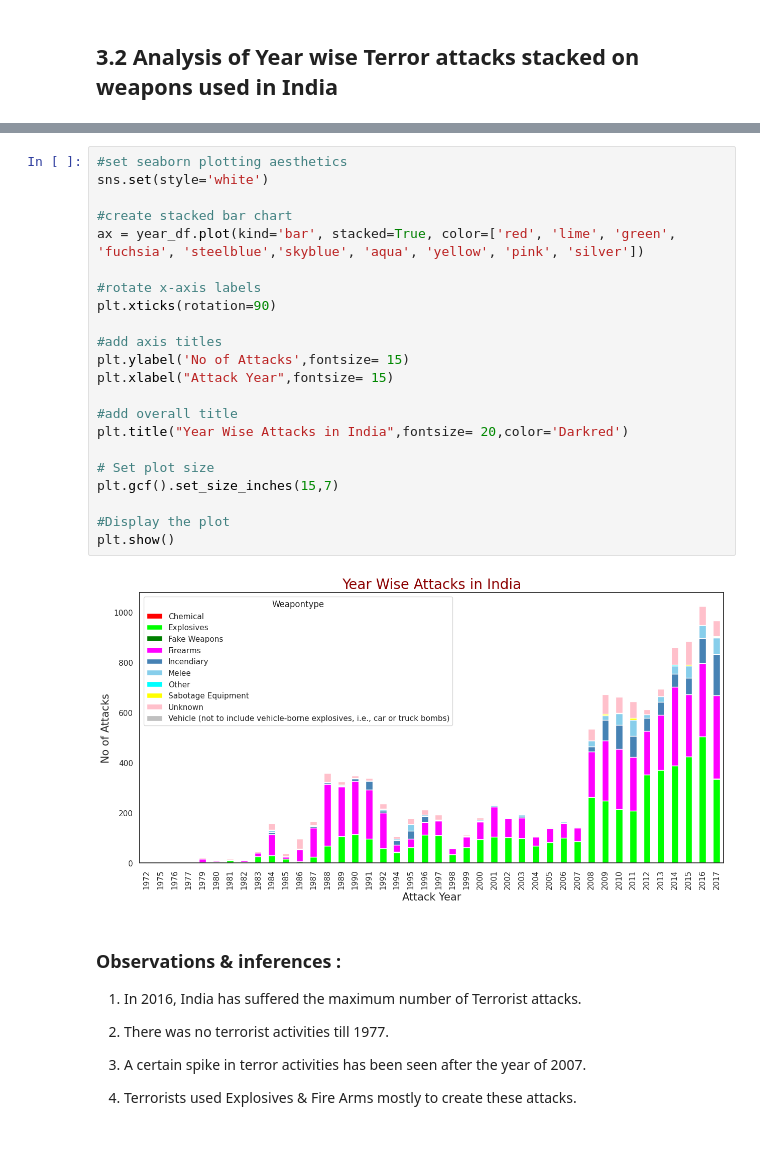
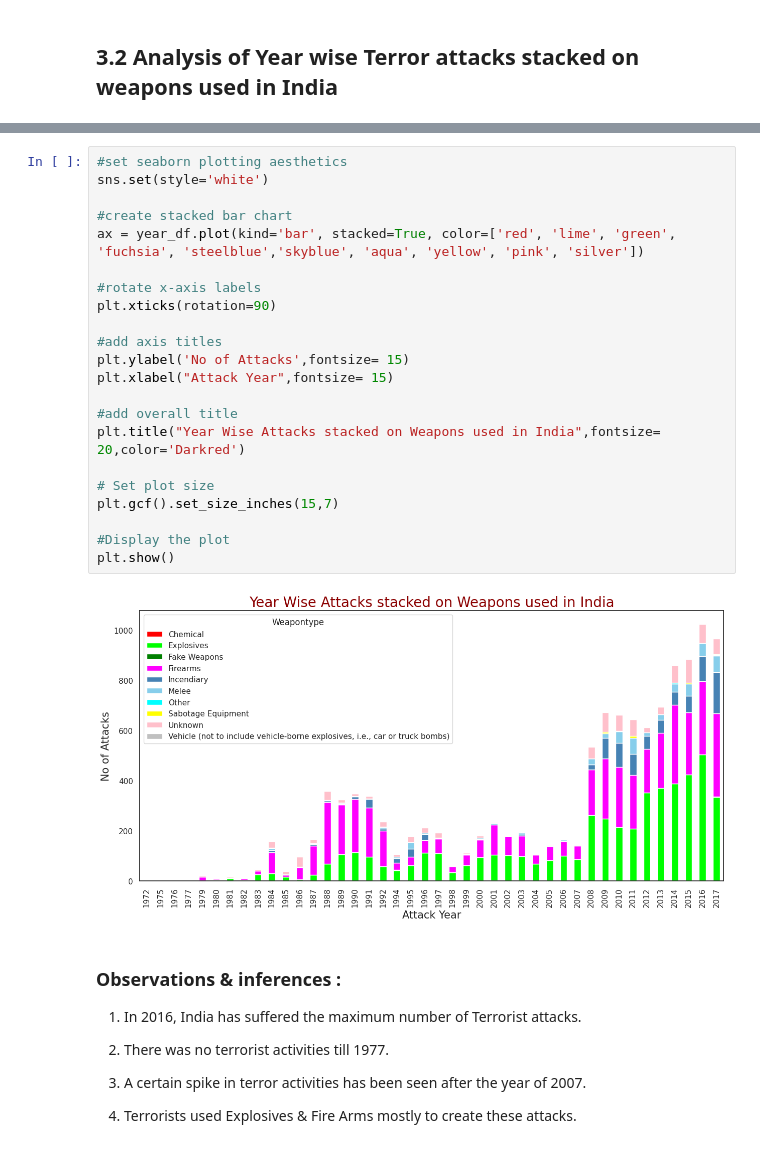
Before and after one commit to somyakmukherjee/Exploratory-Data-Analysis-on-Global-Terrorism, a Jupyter notebook: Capstone_Project_Global_terrorism_EDA_by_Somyak_Mukherjee.ipynb, the cells around one changed output, grey strips where cells are left out. Drawn from its saved outputs; the diff is of its cells as text.

```diff
--- a/Capstone_Project_Global_terrorism_EDA_by_Somyak_Mukherjee.ipynb
+++ b/Capstone_Project_Global_terrorism_EDA_by_Somyak_Mukherjee.ipynb
@@ -468,27 +468,27 @@ year_df
 # %%
 #set seaborn plotting aesthetics
 sns.set(style='white')
 
 #create stacked bar chart
 ax = year_df.plot(kind='bar', stacked=True, color=['red', 'lime', 'green', 'fuchsia', 'steelblue','skyblue', 'aqua', 'yellow', 'pink', 'silver'])
 
 #rotate x-axis labels
 plt.xticks(rotation=90)
 
 #add axis titles
 plt.ylabel('No of Attacks',fontsize= 15)
 plt.xlabel("Attack Year",fontsize= 15)
 
 #add overall title
-plt.title("Year Wise Attacks in India",fontsize= 20,color='Darkred')
+plt.title("Year Wise Attacks stacked on Weapons used in India",fontsize= 20,color='Darkred')
 
 # Set plot size
 plt.gcf().set_size_inches(15,7)
 
 #Display the plot
 plt.show()
 # %% [output]
-[figure, old version]
+[figure, new version]
 # %% [markdown]
 ### **Observations & inferences :**
 
```
